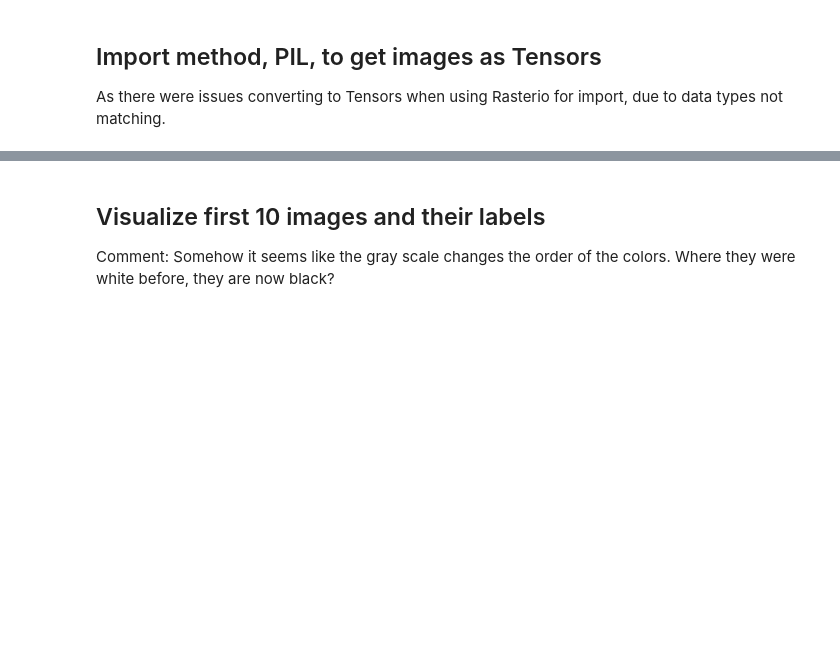
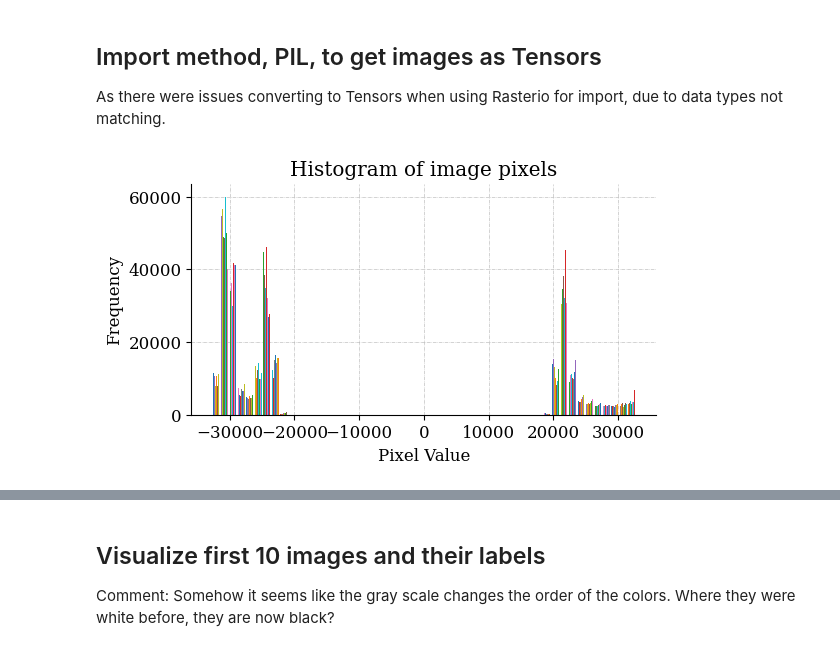
Before and after one commit to jlouvis/Deep-Learning, a Jupyter notebook: Assignment_X_Rays.ipynb, the cells around one changed output, grey strips where cells are left out. Saved outputs shown, nothing was run; the diff lists cells and outputs as text; code cells hidden in the pictures; blank space fills up the shorter version.

```diff
--- a/Assignment_X_Rays.ipynb
+++ b/Assignment_X_Rays.ipynb
@@ -55,3 +65,16 @@ for img_filename, lbl_filename in zip(image_files, label_files):
         single_label = Image.open(lbl_filepath)
         single_label = ToTensor()(single_label)
         labels_tensors.append(single_label)
+# %%
+plt.figure(figsize=(6, 3))
+# Flatten the images_tensor
+flattened_images = [image.flatten() for image in images_tensors]
+
+# Plot the histogram
+plt.hist(flattened_images, bins=50)
+plt.xlabel('Pixel Value')
+plt.ylabel('Frequency')
+plt.title('Histogram of image pixels')
+plt.show()
+# %% [output]
+[figure, added]
```
Also changed, not shown: parts of 6 cells of this notebook, 5 other files.
